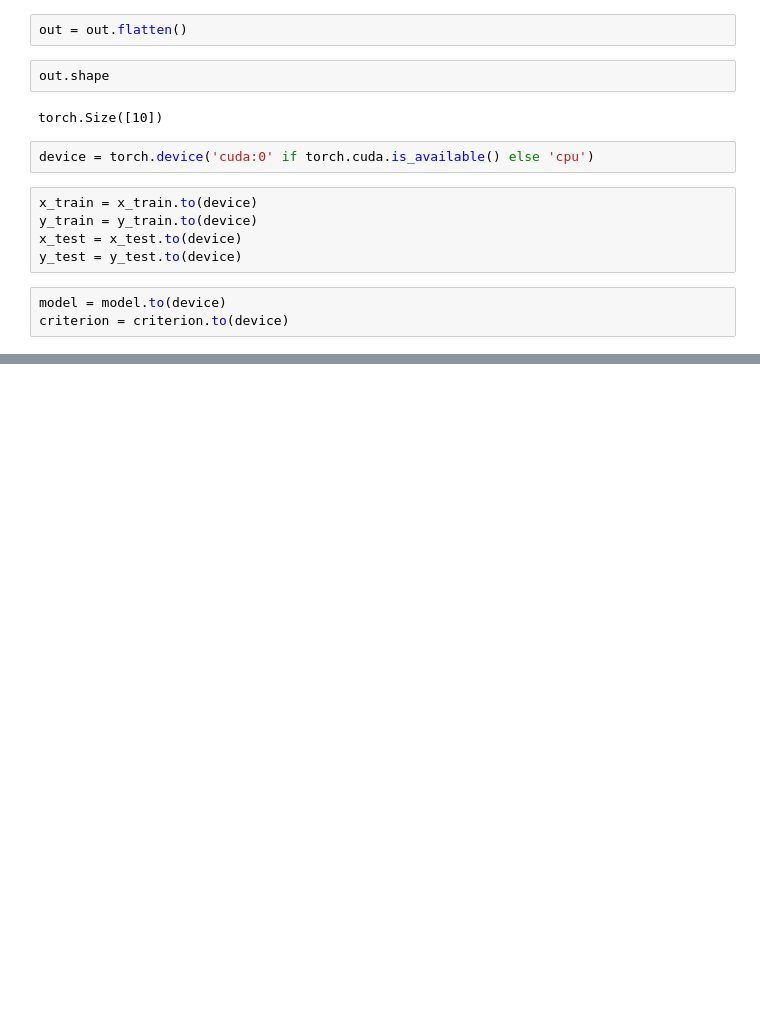
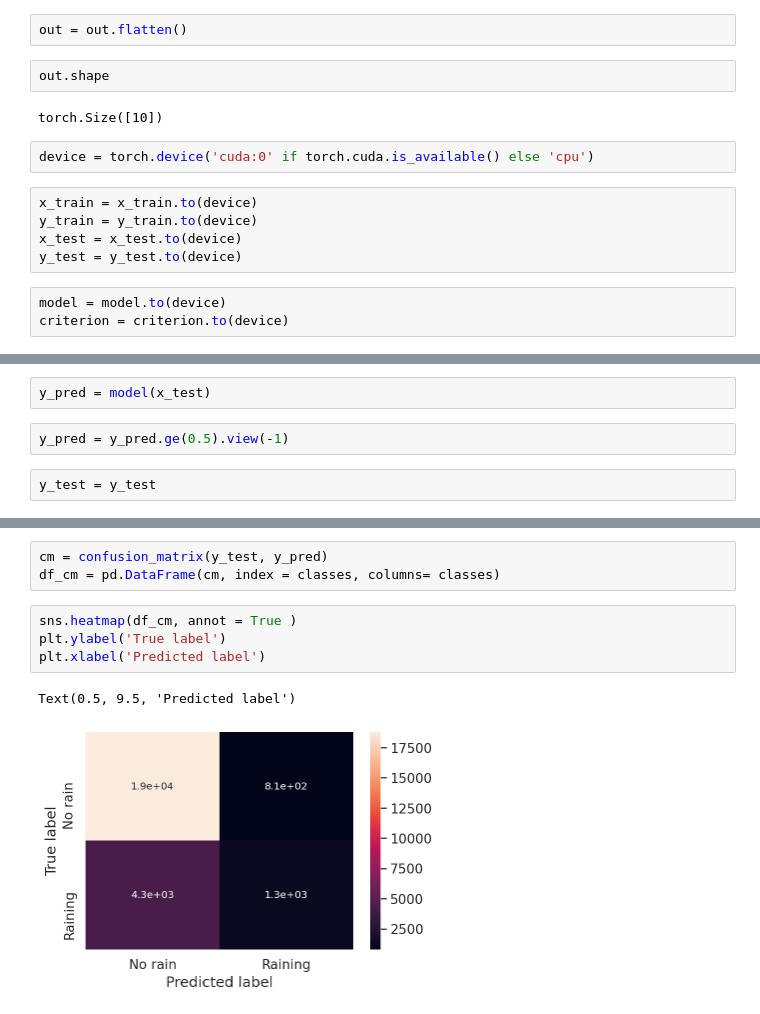
Before and after one commit to Masoud-Ghasemian/Basic_PyTorch, a Jupyter notebook: Build_your_first_Neural_Network_with_PyTorch.ipynb, the cells around one changed output, grey strips where cells are left out. Saved outputs shown, nothing was run; the diff lists cells and outputs as text; blank space fills up the shorter version.

```diff
--- a/Build_your_first_Neural_Network_with_PyTorch.ipynb
+++ b/Build_your_first_Neural_Network_with_PyTorch.ipynb
@@ -203,0 +214,6 @@ loss: 1.6415390968322754
+# %%
+y_pred = model(x_test)
+# %%
+y_pred = y_pred.ge(0.5).view(-1)
+# %%
+y_test = y_test
@@ -203,0 +231,10 @@ loss: 1.6415390968322754
+# %%
+cm = confusion_matrix(y_test, y_pred)
+df_cm = pd.DataFrame(cm, index = classes, columns= classes)
+# %%
+sns.heatmap(df_cm, annot = True )
+plt.ylabel('True label')
+plt.xlabel('Predicted label')
+# %% [output]
+Text(0.5, 9.5, 'Predicted label')
+[figure, added]
```
Also changed, not shown: parts of 6 cells of this notebook.
